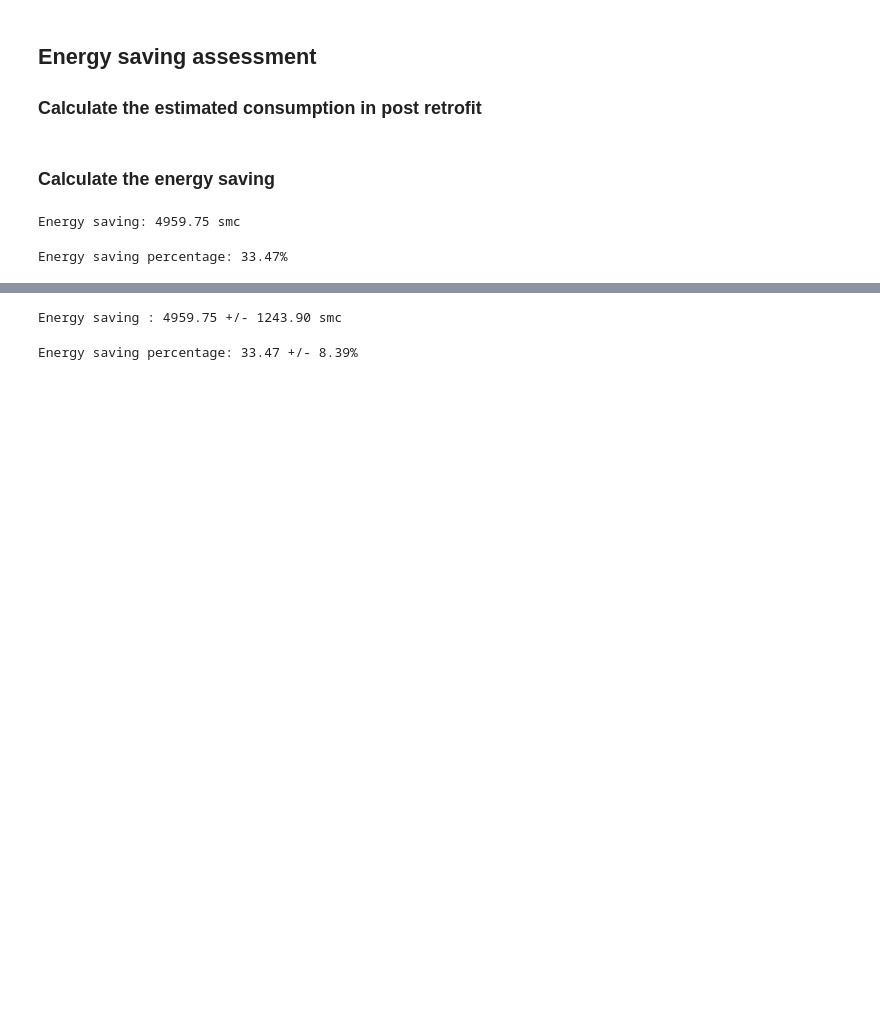
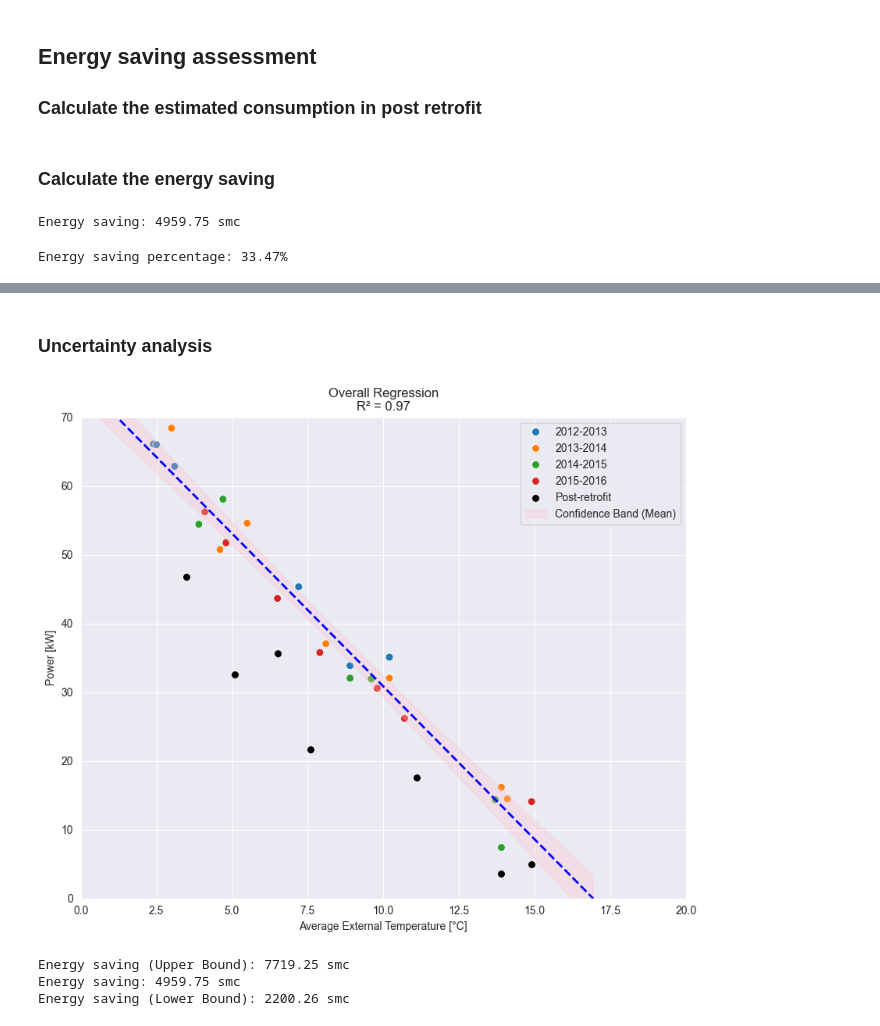
Before and after one commit to baeda-polito/geae-python, a Jupyter notebook: exercise-3/exercise-3-part-1-nb.ipynb, the cells around one changed output, grey strips where cells are left out. Cells and saved outputs as stored; diff of their text form; code cells hidden in the pictures; blank space fills up the shorter version.

```diff
--- a/exercise-3/exercise-3-part-1-nb.ipynb
+++ b/exercise-3/exercise-3-part-1-nb.ipynb
@@ -376,15 +374,2 @@ Energy saving percentage: 33.47%
-# %%
-# Provide savings +/- rmse values considering conversion
-df_post_clean['consumo_stimato_smc_rmse'] = rmse * df_post_clean['ore_ON'] / cf
-energy_saving_uncertainty = df_post_clean['consumo_stimato_smc_rmse'].sum()
-
-print(f"Energy saving : {energy_saving:.2f} +/- {energy_saving_uncertainty:.2f} smc")
-# %% [output]
-Energy saving : 4959.75 +/- 1243.90 smc
-# %%
-# Calculate the percentage uncertainty
-energy_saving_percentage_uncertainty = (energy_saving_uncertainty / df_post_clean['consumo_stimato_smc'].sum()) * 100
-
-print(f"Energy saving percentage: {energy_saving_percentage:.2f} +/- {energy_saving_percentage_uncertainty:.2f}%")
-# %% [output]
-Energy saving percentage: 33.47 +/- 8.39%
+# %% [markdown]
+### Uncertainty analysis
@@ -390,0 +385,44 @@ Energy saving percentage: 33.47 +/- 8.39%
+# %%
+mean_x = np.mean(X_tot)
+
+# calculate confidence band for the regression line
+X_plot = np.linspace(-8.0, max_t_plot, 100).reshape(-1, 1)
+y_pred_plot = lm_tot.predict(X_plot)
+
+# Confidence bands for the regression line
+conf_band_upper = []
+conf_band_lower = []
+
+for x in X_plot:
+    # Distance of x from mean of X, normalized by spread of X
+    x_term = (x - mean_x)**2 / np.sum((X_tot - mean_x)**2)
+    margin_of_error = t_value * se * np.sqrt(1 / n + x_term)  # only model uncertainty for the mean
+    conf_band_upper.append(lm_tot.predict([x]) + margin_of_error)
+    conf_band_lower.append(lm_tot.predict([x]) - margin_of_error)
+
+# Convert lists to arrays for plotting
+conf_band_upper = np.array(conf_band_upper).flatten()
+conf_band_lower = np.array(conf_band_lower).flatten()
+# %%
+plt.figure(figsize=(10, 8))
+sns.scatterplot(x='T_media', y='potenza', hue='Stagione', data=df_tot, s=50)
+sns.scatterplot(x='T_media', y='potenza', color='black', data=df_post_clean, s=50, label="Post-retrofit")
+
+y_plot = lm_tot.predict(X_plot)
+plt.plot(X_plot, y_plot, color='blue', linestyle='--', linewidth=2)
+
+plt.fill_between(X_plot.flatten(), conf_band_lower, conf_band_upper, color='pink', alpha=0.3, label="Confidence Band (Mean)")
+
+plt.xlim(0, 20)
+plt.ylim(0, 70)
+
+plt.xlabel('Average External Temperature [°C]')
+plt.ylabel('Power [kW]')
+plt.title(f"Overall Regression\nR² = {r2_tot:.2f}")
+
+plt.legend()
+plt.show()
+
+# Plot confidence bands for the regression line
+# %% [output]
+[figure, added]
@@ -390,0 +443,15 @@ Energy saving percentage: 33.47 +/- 8.39%
+# %%
+# Calculate savings from estimated value, lower bound, and upper bound
+df_post_clean['consumo_stimato_smc_upper'] = df_post_clean['pred_upper'] * df_post_clean['ore_ON'] / cf
+df_post_clean['consumo_stimato_smc_lower'] = df_post_clean['pred_lower'] * df_post_clean['ore_ON'] / cf
+
+energy_saving_upper = df_post_clean['consumo_stimato_smc_upper'].sum() - df_post_clean['consumo_gasm_smc'].sum()
+energy_saving_lower = df_post_clean['consumo_stimato_smc_lower'].sum() - df_post_clean['consumo_gasm_smc'].sum()
+
+print(f"Energy saving (Upper Bound): {energy_saving_upper:.2f} smc")
+print(f"Energy saving: {energy_saving:.2f} smc")
+print(f"Energy saving (Lower Bound): {energy_saving_lower:.2f} smc")
+# %% [output]
+Energy saving (Upper Bound): 7719.25 smc
+Energy saving: 4959.75 smc
+Energy saving (Lower Bound): 2200.26 smc
```
Also changed, not shown: parts of 3 cells of this notebook, 15 other files.
